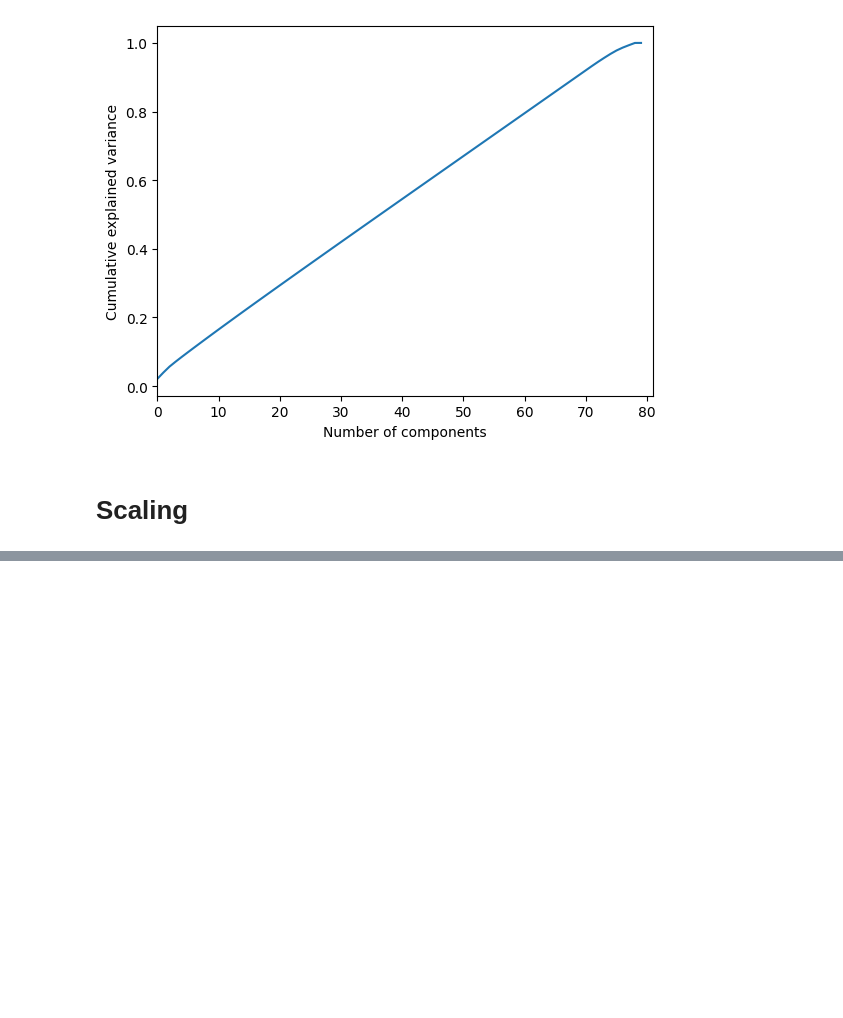
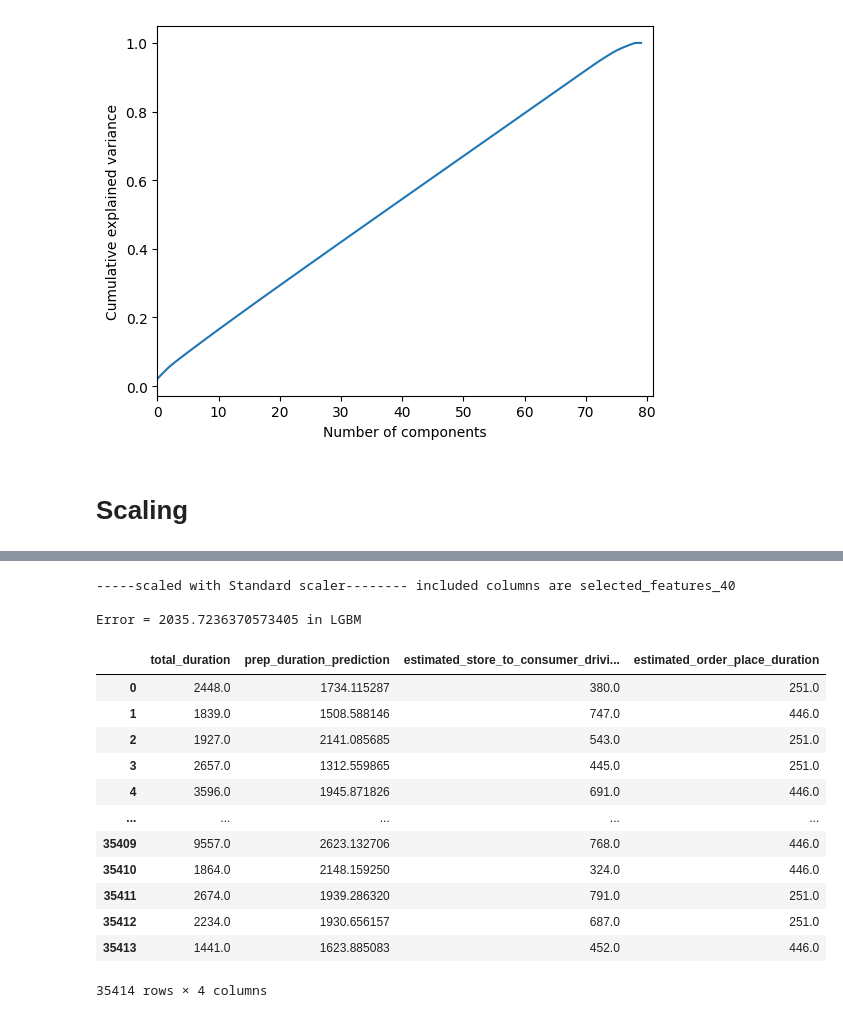
Before and after one commit to muammerkaan/Door_Dash_Interview_Regression_Project, a Jupyter notebook: doordashproject.ipynb, the cells around one changed output, grey strips where cells are left out. Drawn from its saved outputs; the diff is of its cells as text; code cells hidden in the pictures; blank space fills up the shorter version.

```diff
--- a/doordashproject.ipynb
+++ b/doordashproject.ipynb
@@ -545,0 +805,46 @@ def rmse_with_inv_transform(scaler, y_test, y_pred_scaled, model_name):
+# %%
+# not scaling affects the performance, so continue to scale but it doesn't matter much which scaler we used
+scalers = {
+    "Standard scaler": StandardScaler(),
+}
+
+feature_sets = {
+    "selected_features_40": importances.sort_values(by='Gini-importance')[-40:].index.tolist(),
+}
+
+# continue with best performing model
+regression_models = {
+    "LGBM": LGBMRegressor(),
+}
+
+for feature_set_name in feature_sets.keys():
+    feature_set = feature_sets[feature_set_name]
+    for scaler_name in scalers.keys():
+        print(f"-----scaled with {scaler_name}-------- included columns are {feature_set_name}")
+        print("")
+        for model_name in regression_models.keys():
+            #drop estimated_store_to_consumer_driving_duration and estimated_order_place_duration
+            X = train_df[feature_set].drop(columns=["estimated_store_to_consumer_driving_duration",
+                                           "estimated_order_place_duration"])
+            y = train_df["prep_time"]
+
+            # to get indices
+            X_train, X_test, y_train, y_test = train_test_split(X, y, test_size=0.2, random_state=42)
+            train_indices = X_train.index
+            test_indices  = X_test.index
+
+            # scale
+            X_scaled, y_scaled, X_scaler, y_scaler = scale(scalers[scaler_name], X, y)
+
+            # apply indexing
+            X_train_scaled, X_test_scaled, y_train_scaled, y_test_scaled = train_test_split(X_scaled, y_scaled, test_size=0.2, random_state=42)
+            _, y_predict_scaled, _, _ = make_regression(X_train_scaled, y_train_scaled[:,0], X_test_scaled, y_test_scaled[:,0], regression_models[model_name], model_name, verbose=False)
+            rmse_error, y_predict = rmse_with_inv_transform(y_scaler, y_test, y_predict_scaled, model_name)
+            pred_dict["regression_model"].append(model_name)
+            pred_dict["feature_set"].append(feature_set_name)
+            pred_dict["scaler_name"].append(scaler_name)
+            pred_dict["RMSE"].append(rmse_error)
+# %% [output]
+-----scaled with Standard scaler-------- included columns are selected_features_40
+
+Error = 2035.7236370573405 in LGBM
@@ -545,0 +859,18 @@ def rmse_with_inv_transform(scaler, y_test, y_pred_scaled, model_name):
+# %%
+# convert it to dataframe from dict
+values_df = pd.DataFrame.from_dict(pred_values_dict)
+values_df
+# %% [output]
+|  | total_duration | prep_duration_prediction | estimated_store_to_consumer_drivi... | estimated_order_place_duration |
+| 0 | 2448.0 | 1734.115287 | 380.0 | 251.0 |
+| 1 | 1839.0 | 1508.588146 | 747.0 | 446.0 |
+| 2 | 1927.0 | 2141.085685 | 543.0 | 251.0 |
+| 3 | 2657.0 | 1312.559865 | 445.0 | 251.0 |
+| 4 | 3596.0 | 1945.871826 | 691.0 | 446.0 |
+| ... | ... | ... | ... | ... |
+| 35409 | 9557.0 | 2623.132706 | 768.0 | 446.0 |
+| 35410 | 1864.0 | 2148.159250 | 324.0 | 446.0 |
+| 35411 | 2674.0 | 1939.286320 | 791.0 | 251.0 |
+| 35412 | 2234.0 | 1930.656157 | 687.0 | 251.0 |
+| 35413 | 1441.0 | 1623.885083 | 452.0 | 446.0 |
+35414 rows × 4 columns
```
Also changed, not shown: parts of 20 cells of this notebook.
